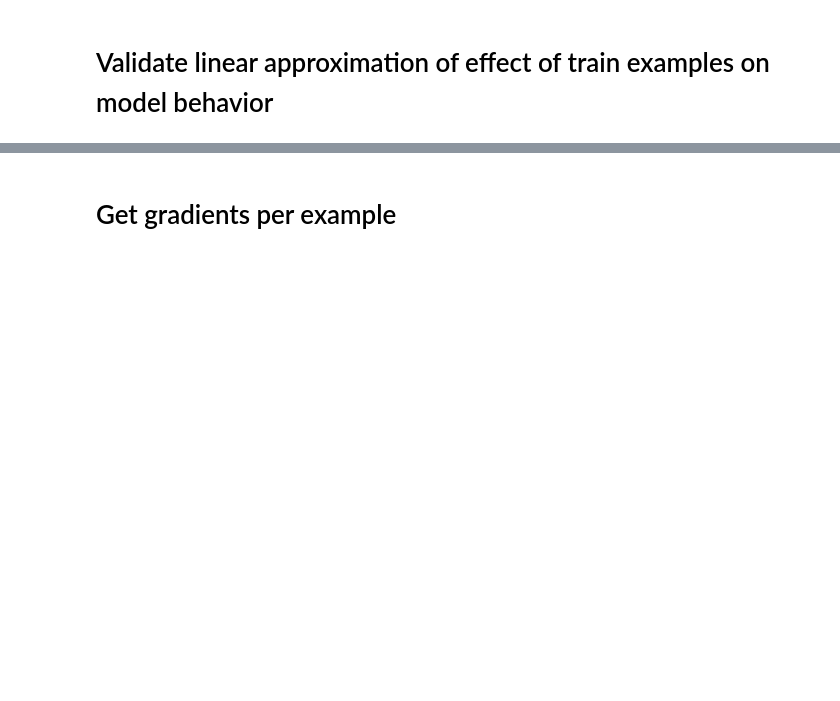
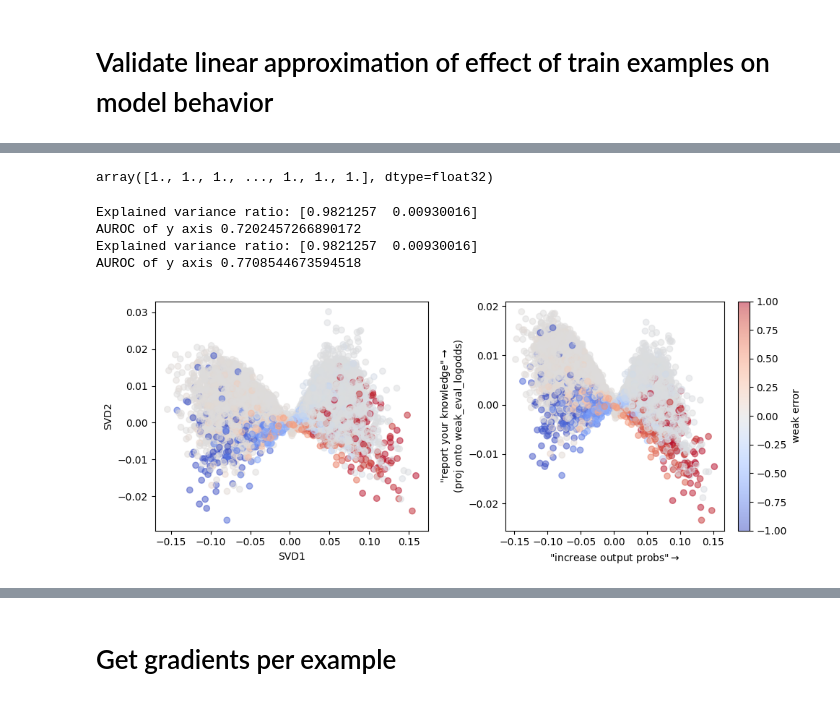
Before and after one commit to EleutherAI/weak-to-strong, a Jupyter notebook: notebooks/grads_analysis.ipynb, the cells around one changed output, grey strips where cells are left out. Saved outputs shown, nothing was run; the diff lists cells and outputs as text; code cells hidden in the pictures; blank space fills up the shorter version.

```diff
--- a/notebooks/grads_analysis.ipynb
+++ b/notebooks/grads_analysis.ipynb
@@ -133,42 +178,50 @@ w2s_eval_logodds = w2s_eval_ds["logit"][:, 1] - w2s_eval_ds["logit"][:, 0]
+# %%
+mask
+# %% [output]
+array([1., 1., 1., ..., 1., 1., 1.], dtype=float32)
 # %%
-# TODO: load train dataset to get `gt_hard_label` and `soft_label`
-# and assert ids match
 from sklearn.decomposition import TruncatedSVD, PCA
 from sklearn.metrics import roc_auc_score
 import seaborn as sns
 
+weak_label_erased, mask = erase_labels(examplewise_expected_effects, weak_soft_labels, label_erasure="none")
+
 plt.figure(figsize=(10, 4))
 plt.subplot(1, 2, 1)
-color = "weak_error"
 svd = TruncatedSVD(n_components=2)
-examplewise_expected_effects_reduced = svd.fit_transform(examplewise_expected_effects)
-plt.scatter(examplewise_expected_effects_reduced[:, 0], examplewise_expected_effects_reduced[:, 1], c=locals()[color], cmap="coolwarm", alpha=0.5,)
-# plt.colorbar(label=color)
+examplewise_expected_effects_reduced = svd.fit_transform(weak_label_erased)
+plt.scatter(examplewise_expected_effects_reduced[:, 0], examplewise_expected_effects_reduced[:, 1], c=weak_error[mask], cmap="coolwarm", alpha=0.5, vmin=-1, vmax=1)
 plt.xlabel("SVD1")
 plt.ylabel("SVD2")
 
 print(f"Explained variance ratio: {svd.explained_variance_ratio_}")
-print(f"AUROC of y axis {roc_auc_score(np.abs(weak_error) < 0.5, examplewise_expected_effects_reduced[:, 1])}")
+print(f"AUROC of y axis {roc_auc_score(np.abs(weak_error[mask]) < 0.5, examplewise_expected_effects_reduced[:, 1])}")
 
 from copy import deepcopy
 custom_proj = deepcopy(svd)
 custom_proj.components_[0] = np.ones(n_eval) / np.sqrt(n_eval)
-yaxis_name = "eval_gt_hard_labels"
-# yaxis_name = "weak_eval_logodds"
+# yaxis_name = "eval_gt_hard_labels"
+yaxis_name = "weak_eval_logodds"
 yaxis = locals()[yaxis_name] - np.mean(locals()[yaxis_name])
 custom_proj.components_[1] = yaxis / np.linalg.norm(yaxis)
-examplewise_expected_effects_reduced = custom_proj.transform(examplewise_expected_effects)
+examplewise_expected_effects_reduced = custom_proj.transform(weak_label_erased)
 
 plt.subplot(1, 2, 2)
-plt.scatter(examplewise_expected_effects_reduced[:, 0], examplewise_expected_effects_reduced[:, 1], c=locals()[color], cmap="coolwarm", alpha=0.5,)
+plt.scatter(examplewise_expected_effects_reduced[:, 0], examplewise_expected_effects_reduced[:, 1], c=weak_error[mask], cmap="coolwarm", alpha=0.5, vmin=-1, vmax=1)
 # plt.xlim(-0.2, 0.2)
 # plt.ylim(-0.02, 0.02)
-plt.colorbar(label=color)
+plt.colorbar(label="weak error")
 plt.xlabel("\"increase output probs\"$\\to$")
 plt.ylabel(f"\"report your knowledge\"$\\to$\n(proj onto {yaxis_name})")
 plt.tight_layout()
 
 print(f"Explained variance ratio: {custom_proj.explained_variance_ratio_}")
-print(f"AUROC of y axis {roc_auc_score(np.abs(weak_error) < 0.5, examplewise_expected_effects_reduced[:, 1])}")
+print(f"AUROC of y axis {roc_auc_score(np.abs(weak_error[mask]) < 0.5, examplewise_expected_effects_reduced[:, 1])}")
 plt.show()
+# %% [output]
+Explained variance ratio: [0.9821257  0.00930016]
+AUROC of y axis 0.7202457266890172
+Explained variance ratio: [0.9821257  0.00930016]
+AUROC of y axis 0.7708544673594518
+[figure, added]
 # %%
```
Also changed, not shown: parts of 13 cells of this notebook, 3 other files.
